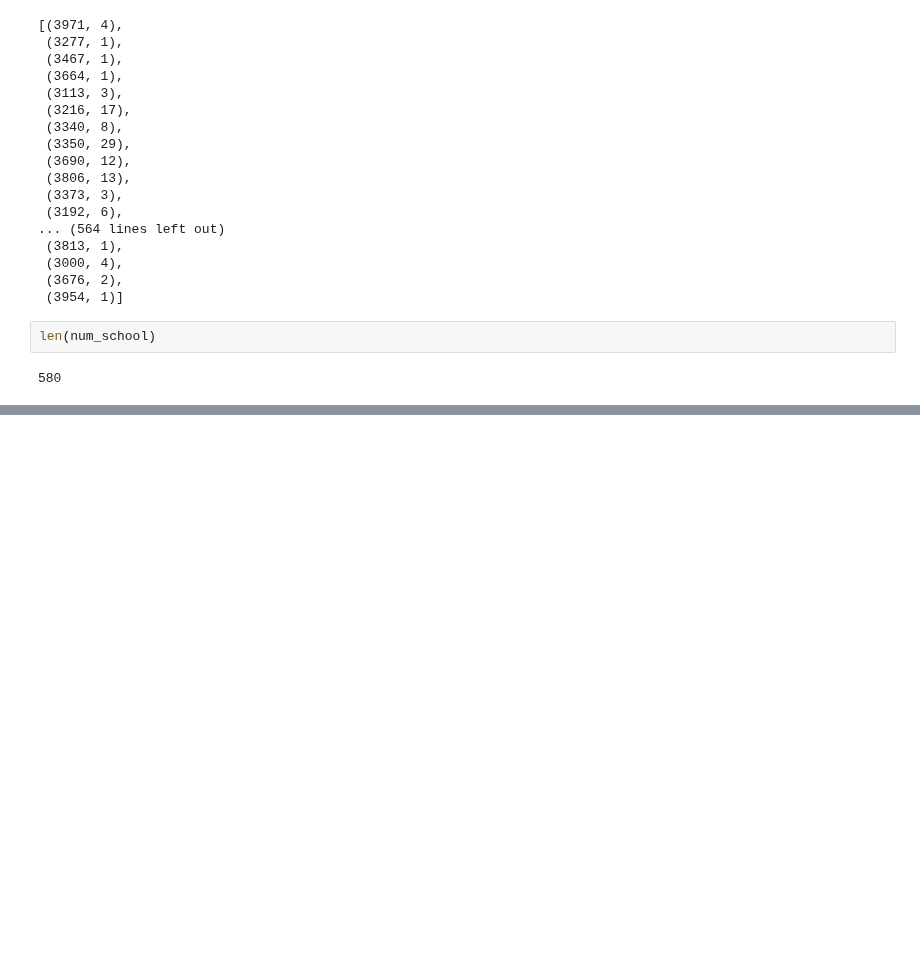
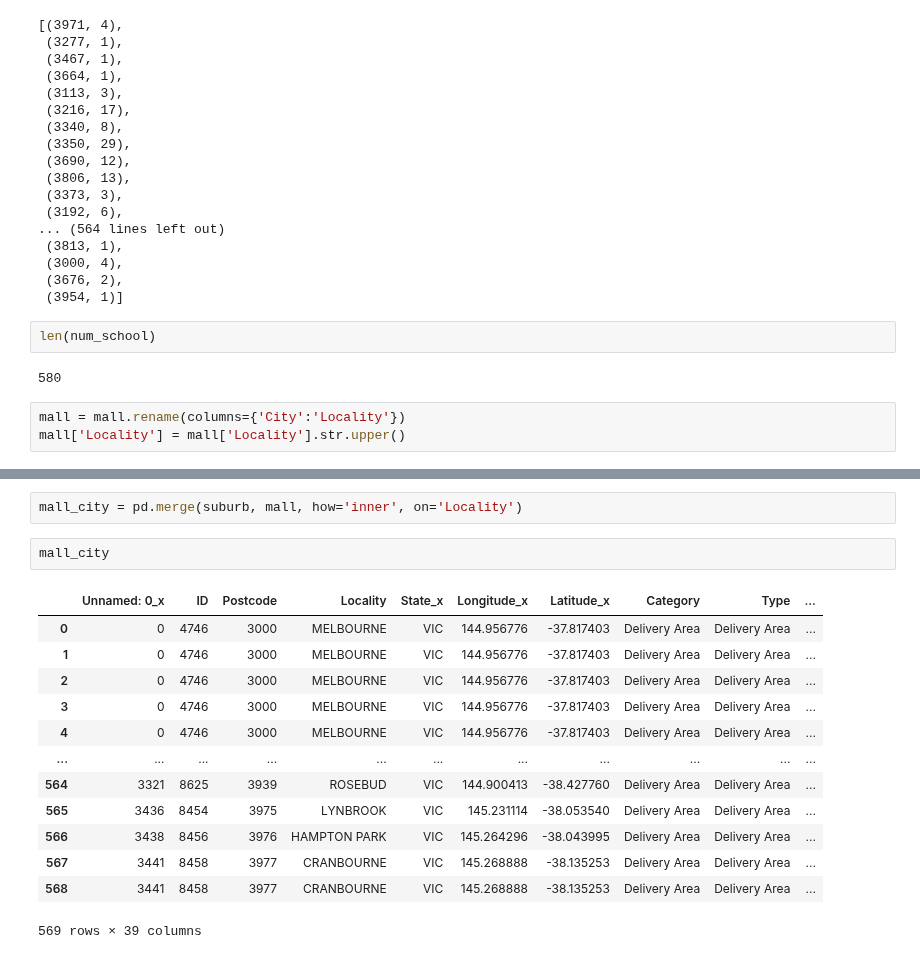
Before and after one commit to MAST30034-Applied-Data-Science/generic-real-estate-consulting-project-group-55, a Jupyter notebook: notebooks/liveable.ipynb, the cells around one changed output, grey strips where cells are left out. Cells and saved outputs as stored; diff of their text form; blank space fills up the shorter version.

```diff
--- a/notebooks/liveable.ipynb
+++ b/notebooks/liveable.ipynb
@@ -65,3 +82,6 @@ num_school
 len(num_school)
 # %% [output]
 580
+# %%
+mall = mall.rename(columns={'City':'Locality'})
+mall['Locality'] = mall['Locality'].str.upper()
@@ -67,0 +104,18 @@ len(num_school)
+# %%
+mall_city = pd.merge(suburb, mall, how='inner', on='Locality')
+# %%
+mall_city
+# %% [output]
+|  | Unnamed: 0_x | ID | Postcode | Locality | State_x | Longitude_x | Latitude_x | Category | Type | ... |
+| 0 | 0 | 4746 | 3000 | MELBOURNE | VIC | 144.956776 | -37.817403 | Delivery Area | Delivery Area | ... |
+| 1 | 0 | 4746 | 3000 | MELBOURNE | VIC | 144.956776 | -37.817403 | Delivery Area | Delivery Area | ... |
+| 2 | 0 | 4746 | 3000 | MELBOURNE | VIC | 144.956776 | -37.817403 | Delivery Area | Delivery Area | ... |
+| 3 | 0 | 4746 | 3000 | MELBOURNE | VIC | 144.956776 | -37.817403 | Delivery Area | Delivery Area | ... |
+| 4 | 0 | 4746 | 3000 | MELBOURNE | VIC | 144.956776 | -37.817403 | Delivery Area | Delivery Area | ... |
+| ... | ... | ... | ... | ... | ... | ... | ... | ... | ... | ... |
+| 564 | 3321 | 8625 | 3939 | ROSEBUD | VIC | 144.900413 | -38.427760 | Delivery Area | Delivery Area | ... |
+| 565 | 3436 | 8454 | 3975 | LYNBROOK | VIC | 145.231114 | -38.053540 | Delivery Area | Delivery Area | ... |
+| 566 | 3438 | 8456 | 3976 | HAMPTON PARK | VIC | 145.264296 | -38.043995 | Delivery Area | Delivery Area | ... |
+| 567 | 3441 | 8458 | 3977 | CRANBOURNE | VIC | 145.268888 | -38.135253 | Delivery Area | Delivery Area | ... |
+| 568 | 3441 | 8458 | 3977 | CRANBOURNE | VIC | 145.268888 | -38.135253 | Delivery Area | Delivery Area | ... |
+569 rows × 39 columns
```
Also changed, not shown: parts of 5 cells of this notebook.
